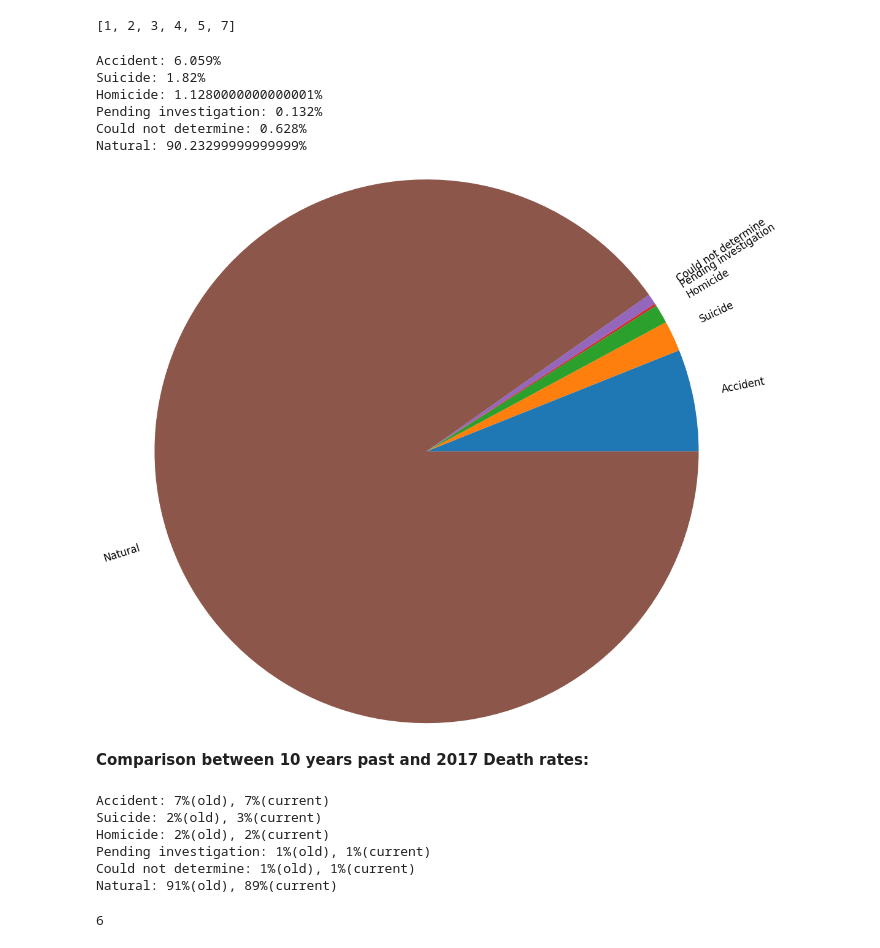
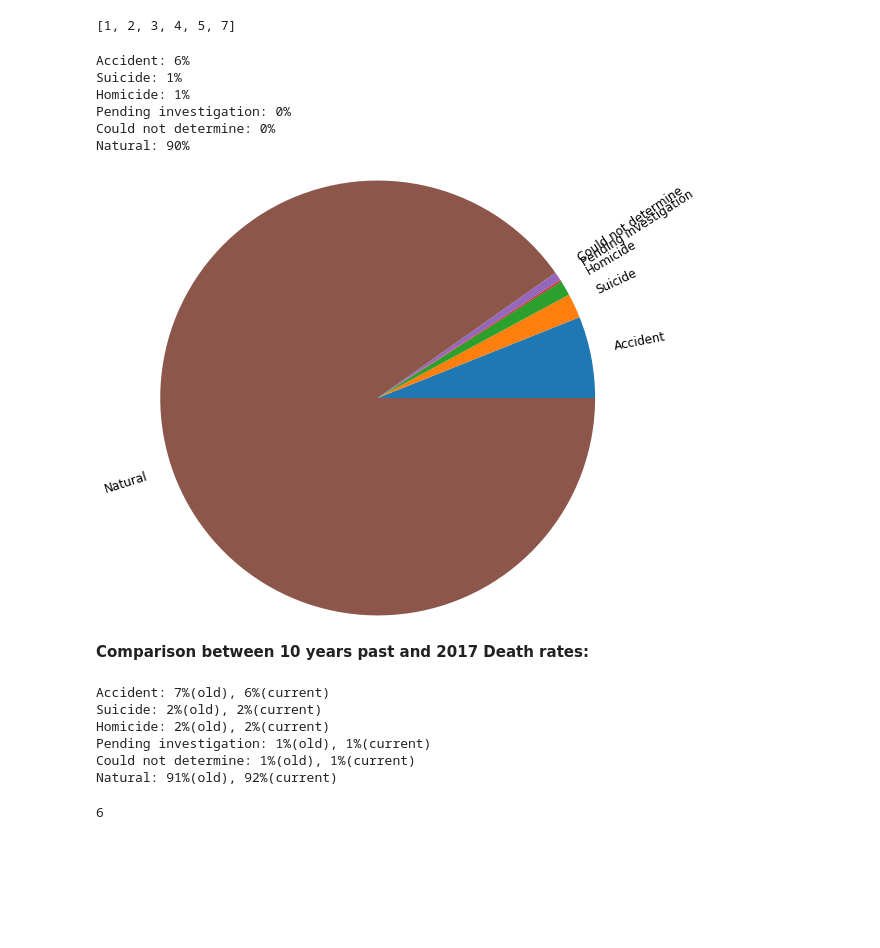
Before and after one commit to m-yasir/datascience-project, a Jupyter notebook: program.ipynb, the cells around one changed output. Cells and saved outputs as stored; diff of their text form; code cells hidden in the pictures; blank space fills up the shorter version.

```diff
--- a/program.ipynb
+++ b/program.ipynb
@@ -26,7 +26,7 @@ import matplotlib.pyplot as plt
 # %% [markdown]
 ## Data Loading
 # %%
-df = pd.read_csv("VS17MORT.csv", low_memory=False, nrows=10000) # Mortality dataset's DATAFRAME
+df = pd.read_csv("VS17MORT.csv", low_memory=False, nrows=100000) # Mortality dataset's DATAFRAME
 # %%
 df.head(5)
 # %% [output]
@@ -153,7 +152,7 @@ def tryConvertingToNumber(value):
     except:
         return value
 
-df = df.applymap(lambda x: tryConvertingToNumber(x))
+df = df.applymap(tryConvertingToNumber)
 # %%
 df.columns
 # %% [output]
@@ -477,41 +501,41 @@ sortedCauses
 oldDeathPcts = getColumnPercentages(odf, "Manner_Of_Death")
 # %%
 for i in range(0, len(oldDeathPcts)):
-    print(f"{labels[i]}: {oldDeathPcts[i]}%")
+    print(f"{labels[i]}: {math.floor(oldDeathPcts[i])}%")
 # %% [output]
-Accident: 6.059%
-Suicide: 1.82%
-Homicide: 1.1280000000000001%
-Pending investigation: 0.132%
-Could not determine: 0.628%
-Natural: 90.23299999999999%
+Accident: 6%
+Suicide: 1%
+Homicide: 1%
+Pending investigation: 0%
+Could not determine: 0%
+Natural: 90%
 # %%
+plt.figure(figsize=(10,5))
 plt.pie(
     x=oldDeathPcts,
     labels=labels,
     rotatelabels=45,
-    radius=3,
+    radius=2,
     textprops={
         "fontsize": 12
     }
 )
 
 plt.show()
 # %% [output]
-[figure, old version]
+[figure, new version]
 # %% [markdown]
 **Comparison between 10 years past and 2017 Death rates:**
 # %%
-
 for i in range(0, min(len(oldDeathPcts), len(deathCausePcts))):
     print(f"{labels[i]}: {math.ceil(oldDeathPcts[i])}%(old), {math.ceil(deathCausePcts[i])}%(current)")
 # %% [output]
-Accident: 7%(old), 7%(current)
-Suicide: 2%(old), 3%(current)
+Accident: 7%(old), 6%(current)
+Suicide: 2%(old), 2%(current)
 Homicide: 2%(old), 2%(current)
 Pending investigation: 1%(old), 1%(current)
 Could not determine: 1%(old), 1%(current)
-Natural: 91%(old), 89%(current)
+Natural: 91%(old), 92%(current)
 # %%
 len(deathCausePcts)
 # %% [output]
```
Also changed, not shown: parts of 58 cells of this notebook.
